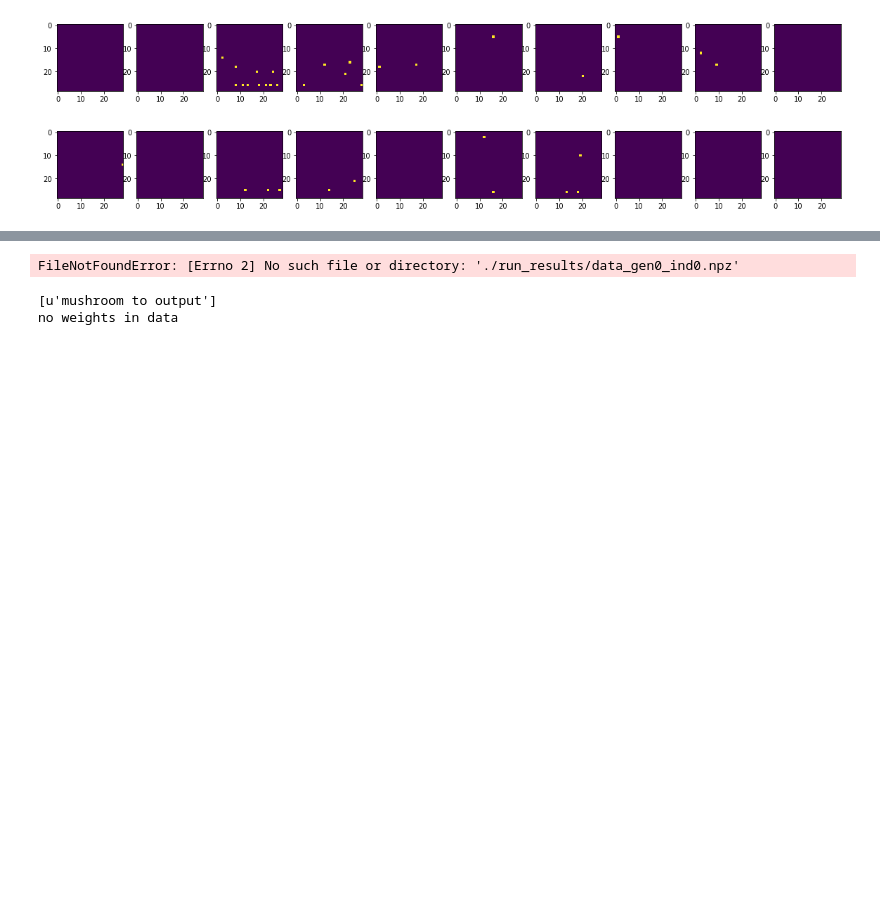
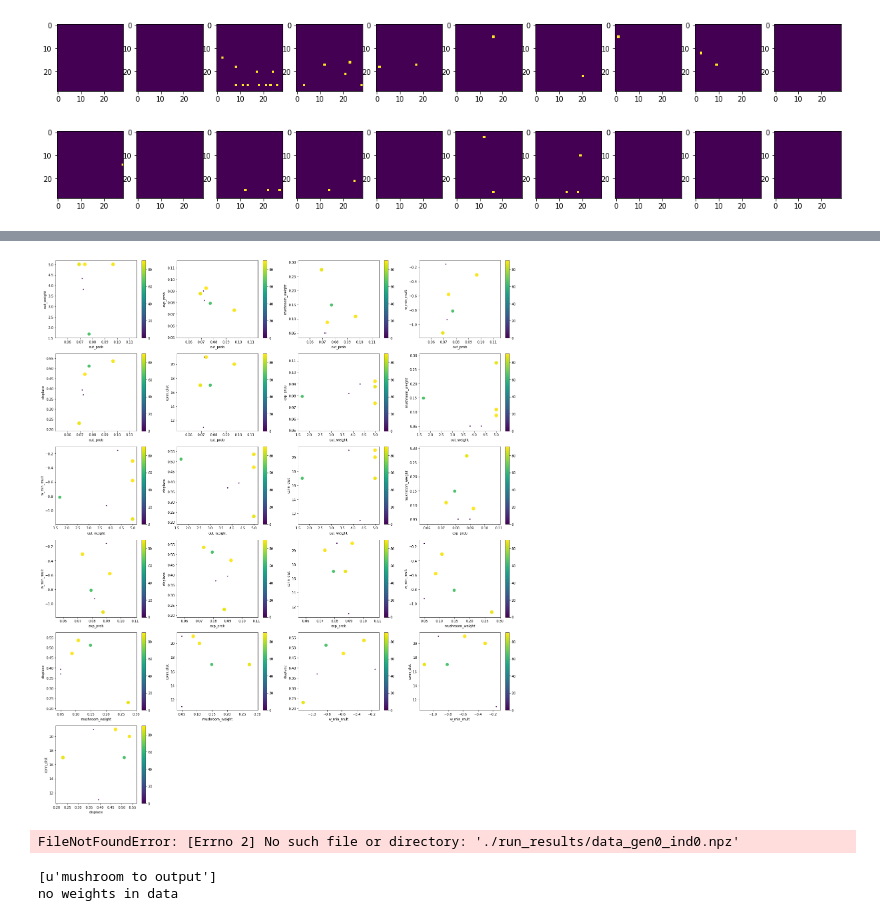
Before and after one commit to oyvinht/l2l-omniglot, a Jupyter notebook: see_results_contents.ipynb, the cells around one changed output, grey strips where cells are left out. Saved outputs shown, nothing was run; the diff lists cells and outputs as text; code cells hidden in the pictures; blank space fills up the shorter version.

```diff
--- a/see_results_contents.ipynb
+++ b/see_results_contents.ipynb
@@ -329,3 +339,40 @@ plt.show()
+# %%
+# print( list(all_individuals[0]['params']['ind'].keys()) )
+all_params = {k: [] for k in all_individuals[0]['params']['ind'].keys() \
+                      if not (k == 'A_plus' or k == 'w_max_mult')}
+all_scores = []
+
+for ind in all_individuals:
+    ag = ind['analysis']['aggregate_per_class']['fitness']
+    ig = ind['analysis']['individual_per_class']['fitness']
+    all_scores.append( ag + ig )
+
+    for k in all_params:
+        all_params[k].append( ind['params']['ind'][k] )
+# %%
+scores = np.asarray(all_scores)
+keys = list(all_params.keys())
+n_params = len(keys)
+n_figs = comb(n_params, 2)
+n_cols = 4
+n_rows = n_figs // n_cols + int(n_figs % n_cols > 0)
+fw = 5.0
+fig = plt.figure(figsize=(fw*n_cols*1.25, fw*n_rows))
+plt_idx = 1
+for i in range(n_params):
+    for j in range(i+1, n_params):
+        ax = plt.subplot(n_rows, n_cols, plt_idx)
+        im  = plt.scatter(all_params[keys[i]], all_params[keys[j]],
+                          c=scores, s=scores+ 5.0)
+        plt.colorbar(im)
+
+        ax.set_xlabel(keys[i])
+        ax.set_ylabel(keys[j])
+
+        plt_idx += 1
+plt.show()
+# %% [output]
+[figure, added]
 # %%
 data = np.load('./run_results/data_gen0_ind0.npz')
 data['params'].item()['ind']
```
Also changed, not shown: parts of 3 cells of this notebook, 2 other files.
